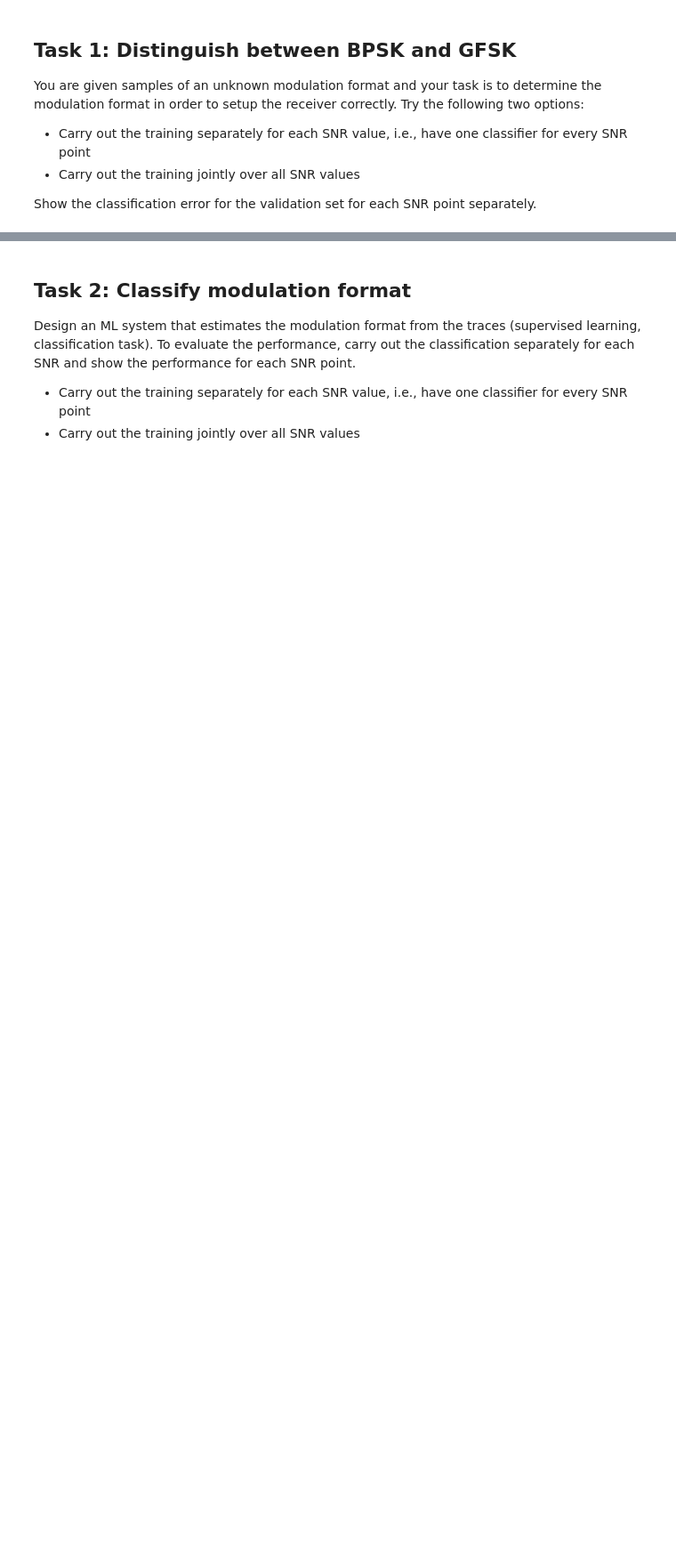
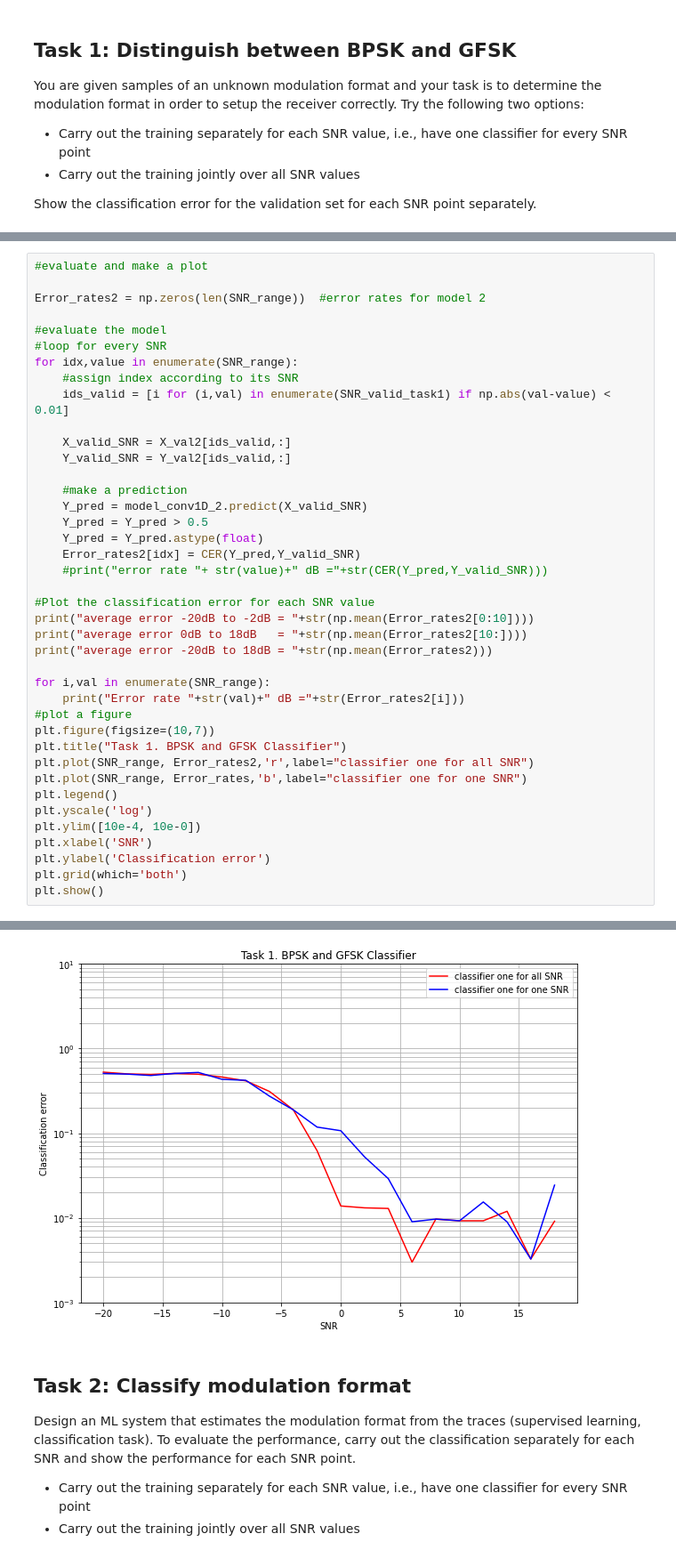
Before and after one commit to aravsi77/modulation_classification, a Jupyter notebook: Modulation_classification_v3.ipynb, the cells around one changed output, grey strips where cells are left out. Shown at 89% size. Saved outputs shown, nothing was run; the diff lists cells and outputs as text; blank space fills up the shorter version.

Commit message:
add solution to Task1.2 and Task2.1 & 2

```diff
--- a/Modulation_classification_v3.ipynb
+++ b/Modulation_classification_v3.ipynb
@@ -292,0 +277,41 @@ plt.show()
+# %%
+#evaluate and make a plot
+
+Error_rates2 = np.zeros(len(SNR_range))  #error rates for model 2
+
+#evaluate the model
+#loop for every SNR
+for idx,value in enumerate(SNR_range):
+    #assign index according to its SNR
+    ids_valid = [i for (i,val) in enumerate(SNR_valid_task1) if np.abs(val-value) < 0.01]
+
+    X_valid_SNR = X_val2[ids_valid,:]
+    Y_valid_SNR = Y_val2[ids_valid,:]
+
+    #make a prediction
+    Y_pred = model_conv1D_2.predict(X_valid_SNR)
+    Y_pred = Y_pred > 0.5
+    Y_pred = Y_pred.astype(float)
+    Error_rates2[idx] = CER(Y_pred,Y_valid_SNR)
+    #print("error rate "+ str(value)+" dB ="+str(CER(Y_pred,Y_valid_SNR)))
+
+#Plot the classification error for each SNR value
+print("average error -20dB to -2dB = "+str(np.mean(Error_rates2[0:10])))
+print("average error 0dB to 18dB   = "+str(np.mean(Error_rates2[10:])))
+print("average error -20dB to 18dB = "+str(np.mean(Error_rates2)))
+
+for i,val in enumerate(SNR_range):
+    print("Error rate "+str(val)+" dB ="+str(Error_rates2[i]))
+#plot a figure
+plt.figure(figsize=(10,7))
+plt.title("Task 1. BPSK and GFSK Classifier")
+plt.plot(SNR_range, Error_rates2,'r',label="classifier one for all SNR")
+plt.plot(SNR_range, Error_rates,'b',label="classifier one for one SNR")
+plt.legend()
+plt.yscale('log')
+plt.ylim([10e-4, 10e-0])
+plt.xlabel('SNR')
+plt.ylabel('Classification error')
+plt.grid(which='both')
+plt.show()
+# %% [output]
@@ -293,3 +335,4 @@ plt.show()
+[figure, added]
 # %% [markdown]
 ## Task 2: Classify modulation format
 Design an ML system that estimates the modulation format from the traces (supervised learning, classification task). To evaluate the performance, carry out the classification separately for each SNR and show the performance for each SNR point.
```
Also changed, not shown: parts of 22 cells of this notebook.
